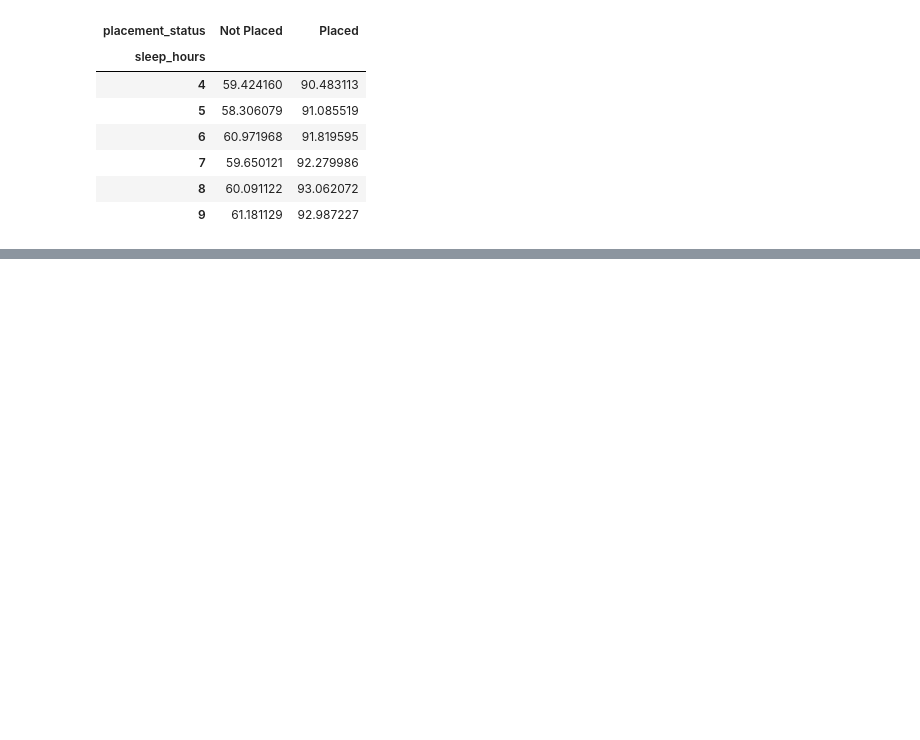
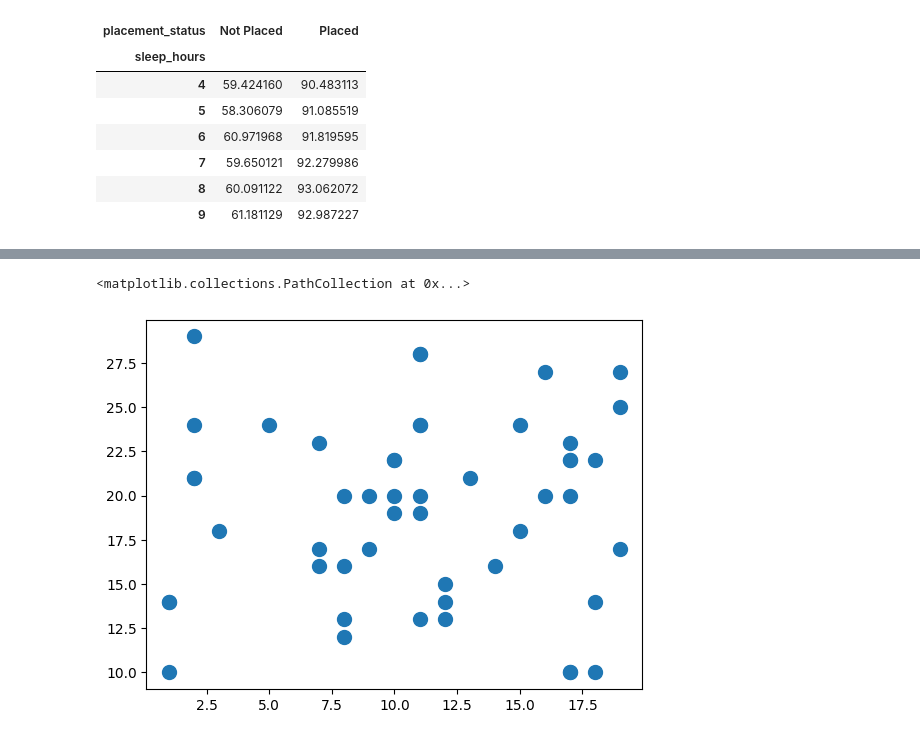
Before and after one commit to syedryaaan/data_science, a Jupyter notebook: pandas.ipynb, the cells around one changed output, grey strips where cells are left out. Saved outputs shown, nothing was run; the diff lists cells and outputs as text; code cells hidden in the pictures; blank space fills up the shorter version.

```diff
--- a/pandas.ipynb
+++ b/pandas.ipynb
@@ -482,0 +526,8 @@ node.js
+# %%
+a = np.random.randint(1,20,50)
+b = np.random.randint(10,30,50)
+
+plt.scatter(a,b,s=100)
+# %% [output]
+<matplotlib.collections.PathCollection at 0x...>
+[figure, added]
```
Also changed, not shown: parts of 10 cells of this notebook.
